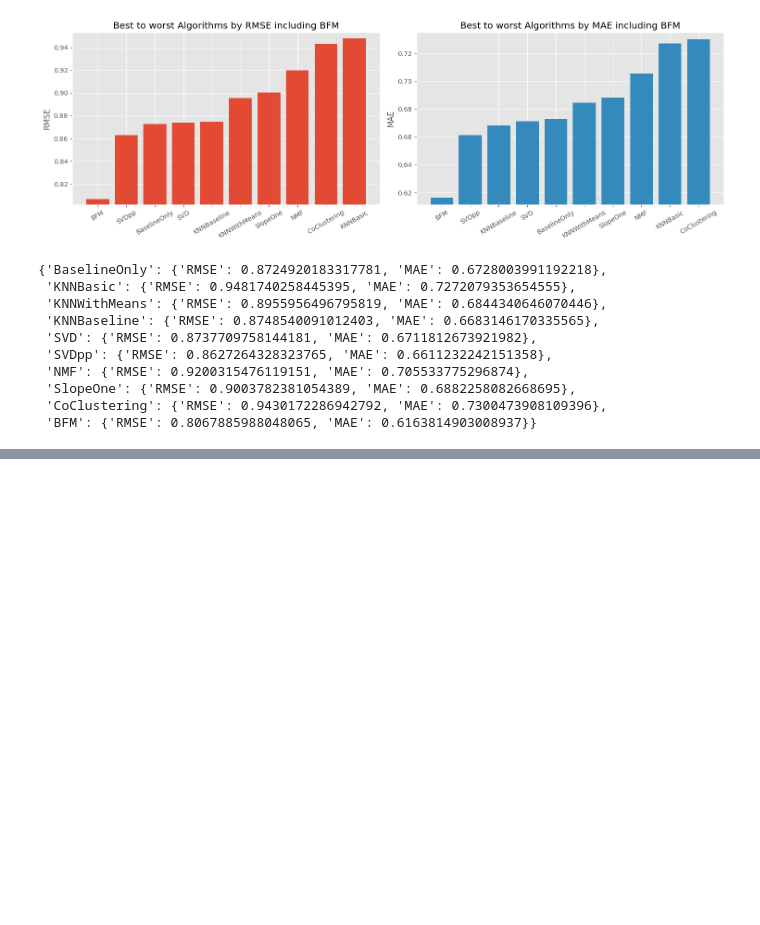
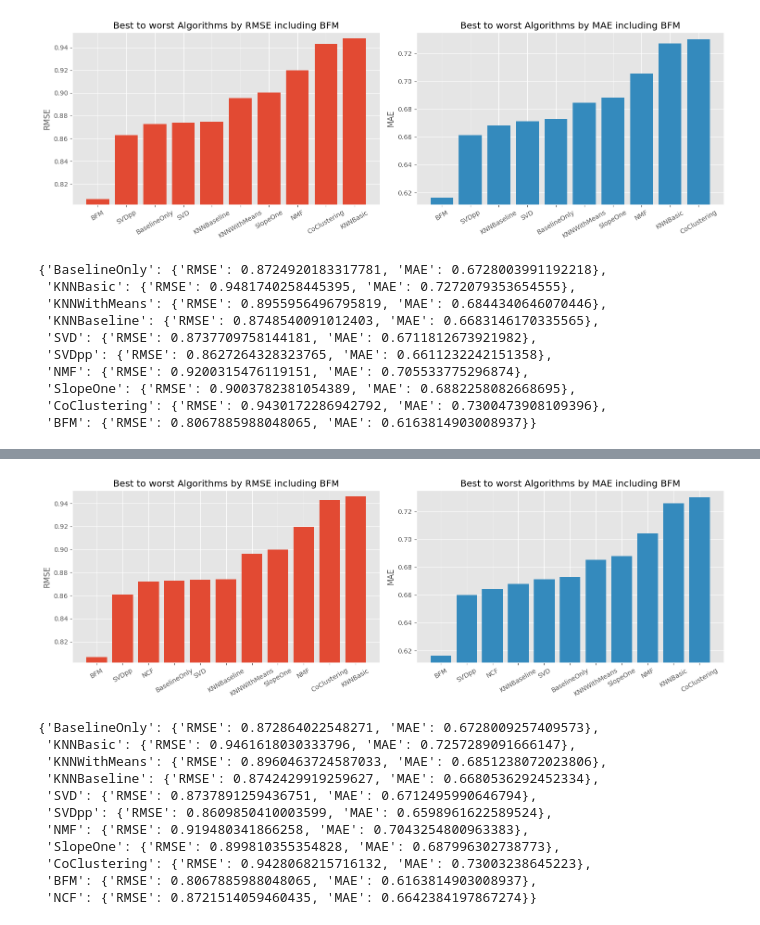
Before and after one commit to NamLe0609/recsys-movielens, a Jupyter notebook: new-movielens-100k.ipynb, the cells around one changed output, grey strips where cells are left out. Saved outputs shown, nothing was run; the diff lists cells and outputs as text; code cells hidden in the pictures; blank space fills up the shorter version.

```diff
--- a/new-movielens-100k.ipynb
+++ b/new-movielens-100k.ipynb
@@ -874,0 +939,67 @@ Final performance: {'rmse': 0.8786542050198971, 'mae': 0.6684887161484179}
+# %%
+algo_names = [
+    "BaselineOnly",
+    "KNNBasic",
+    "KNNWithMeans",
+    "KNNBaseline",
+    "SVD",
+    "SVDpp",
+    "NMF",
+    "SlopeOne",
+    "CoClustering",
+    "BFM",
+    "NCF",
+]
+rmse_scores = np.array([results[name]["RMSE"] for name in algo_names])
+mae_scores = np.array([results[name]["MAE"] for name in algo_names])
+
+# Order algorithms independently
+order_rmse = np.argsort(rmse_scores)
+order_mae = np.argsort(mae_scores)
+# Create ordered lists for each metric
+algo_names_rmse = [algo_names[i] for i in order_rmse]
+algo_names_mae = [algo_names[i] for i in order_mae]
+
+rmse_ordered = rmse_scores[order_rmse]
+mae_ordered = mae_scores[order_mae]
+
+# Create x-axis indices
+x_rmse = np.arange(len(algo_names_rmse))
+x_mae = np.arange(len(algo_names_mae))
+
+# Create two subplots side by side
+fig, (ax1, ax2) = plt.subplots(1, 2, figsize=(15, 5))
+
+# Plot RMSE on the left, ordered by RMSE
+ax1.bar(x_rmse, rmse_ordered, color="C0")
+ax1.set_title("Best to worst Algorithms by RMSE including BFM")
+ax1.set_ylabel("RMSE")
+ax1.set_xticks(x_rmse)
+ax1.set_xticklabels(algo_names_rmse, rotation=30)
+ax1.set_ylim(rmse_ordered.min() - 0.005, rmse_ordered.max() + 0.005)
+
+# Plot MAE on the right, ordered by MAE
+ax2.bar(x_mae, mae_ordered, color="C1")
+ax2.set_title("Best to worst Algorithms by MAE including BFM")
+ax2.set_ylabel("MAE")
+ax2.set_xticks(x_mae)
+ax2.set_xticklabels(algo_names_mae, rotation=30)
+ax2.set_ylim(mae_ordered.min() - 0.005, mae_ordered.max() + 0.005)
+
+plt.tight_layout()
+plt.savefig(f"{image_path}surpise_BFM_NCF_algo_comparison.png", dpi=300)
+plt.show()
+results
+# %% [output]
+[figure, added]
+{'BaselineOnly': {'RMSE': 0.872864022548271, 'MAE': 0.6728009257409573},
+ 'KNNBasic': {'RMSE': 0.9461618030333796, 'MAE': 0.7257289091666147},
+ 'KNNWithMeans': {'RMSE': 0.8960463724587033, 'MAE': 0.6851238072023806},
+ 'KNNBaseline': {'RMSE': 0.8742429919259627, 'MAE': 0.6680536292452334},
+ 'SVD': {'RMSE': 0.8737891259436751, 'MAE': 0.6712495990646794},
+ 'SVDpp': {'RMSE': 0.8609850410003599, 'MAE': 0.6598961622589524},
+ 'NMF': {'RMSE': 0.919480341866258, 'MAE': 0.7043254800963383},
+ 'SlopeOne': {'RMSE': 0.899810355354828, 'MAE': 0.687996302738773},
+ 'CoClustering': {'RMSE': 0.9428068215716132, 'MAE': 0.73003238645223},
+ 'BFM': {'RMSE': 0.8067885988048065, 'MAE': 0.6163814903008937},
+ 'NCF': {'RMSE': 0.8721514059460435, 'MAE': 0.6642384197867274}}
```
Also changed, not shown: parts of 8 cells of this notebook, 8 other files.
